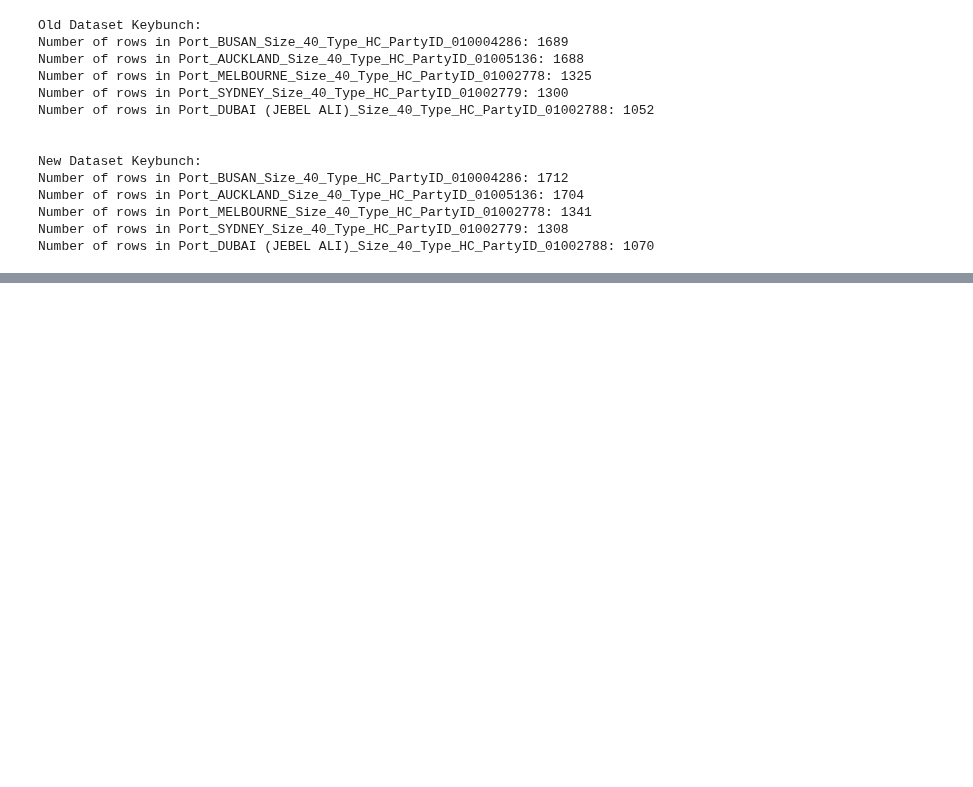
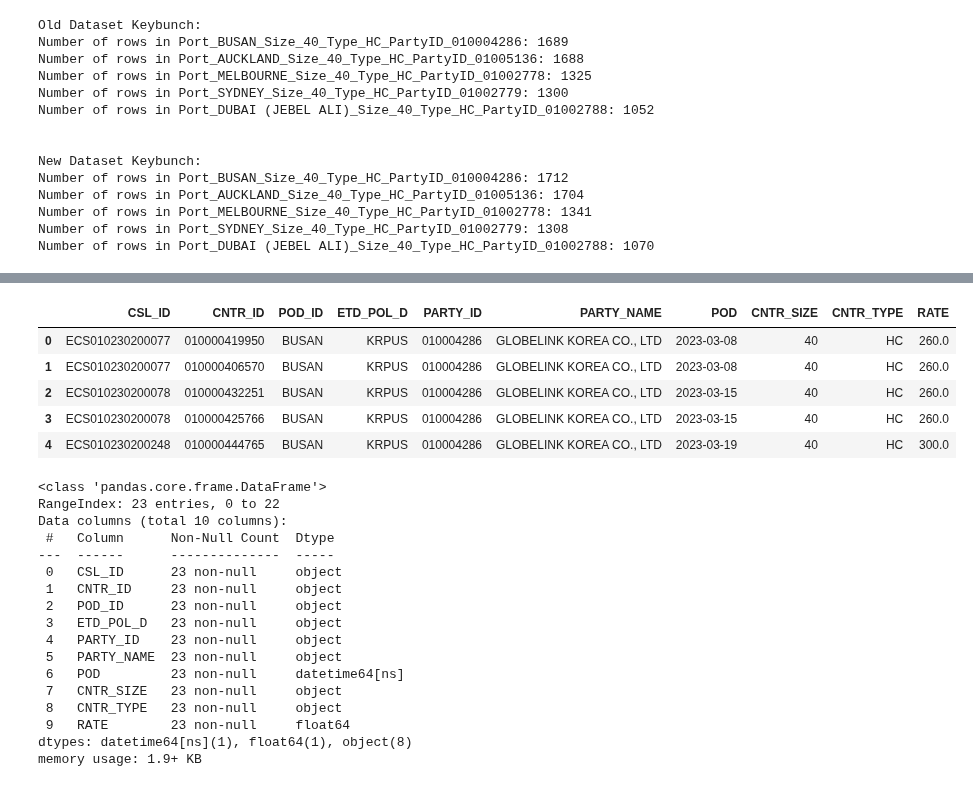
Before and after one commit to aloysiuswjw/Cost-Rate-Analysis, a Jupyter notebook: TestingAcc.ipynb, the cells around one changed output, grey strips where cells are left out. Saved outputs shown, nothing was run; the diff lists cells and outputs as text; code cells hidden in the pictures; blank space fills up the shorter version.

```diff
--- a/TestingAcc.ipynb
+++ b/TestingAcc.ipynb
@@ -182,0 +203,34 @@ Number of rows in Port_DUBAI (JEBEL ALI)_Size_40_Type_HC_PartyID_01002788: 1070
+# %%
+# Get the maximum date in the old dataframe
+max_date_in_old = sel_df['POD'].max()
+
+# Create a new dataframe that only includes rows from the latest dataframe where the date is greater than the maximum date in the old dataframe
+new_dates_df = latest_sel_df[latest_sel_df['POD'] > max_date_in_old].reset_index(drop=True)
+
+# Print the new dataframe
+new_dates_df.head()
+new_dates_df.info()
+# %% [output]
+|  | CSL_ID | CNTR_ID | POD_ID | ETD_POL_D | PARTY_ID | PARTY_NAME | POD | CNTR_SIZE | CNTR_TYPE | RATE |
+| 0 | ECS010230200077 | 010000419950 | BUSAN | KRPUS | 010004286 | GLOBELINK KOREA CO., LTD | 2023-03-08 | 40 | HC | 260.0 |
+| 1 | ECS010230200077 | 010000406570 | BUSAN | KRPUS | 010004286 | GLOBELINK KOREA CO., LTD | 2023-03-08 | 40 | HC | 260.0 |
+| 2 | ECS010230200078 | 010000432251 | BUSAN | KRPUS | 010004286 | GLOBELINK KOREA CO., LTD | 2023-03-15 | 40 | HC | 260.0 |
+| 3 | ECS010230200078 | 010000425766 | BUSAN | KRPUS | 010004286 | GLOBELINK KOREA CO., LTD | 2023-03-15 | 40 | HC | 260.0 |
+| 4 | ECS010230200248 | 010000444765 | BUSAN | KRPUS | 010004286 | GLOBELINK KOREA CO., LTD | 2023-03-19 | 40 | HC | 300.0 |
+<class 'pandas.core.frame.DataFrame'>
+RangeIndex: 23 entries, 0 to 22
+Data columns (total 10 columns):
+ #   Column      Non-Null Count  Dtype
+---  ------      --------------  -----
+ 0   CSL_ID      23 non-null     object
+ 1   CNTR_ID     23 non-null     object
+ 2   POD_ID      23 non-null     object
+ 3   ETD_POL_D   23 non-null     object
+ 4   PARTY_ID    23 non-null     object
+ 5   PARTY_NAME  23 non-null     object
+ 6   POD         23 non-null     datetime64[ns]
+ 7   CNTR_SIZE   23 non-null     object
+ 8   CNTR_TYPE   23 non-null     object
+ 9   RATE        23 non-null     float64
+dtypes: datetime64[ns](1), float64(1), object(8)
+memory usage: 1.9+ KB
```
Also changed, not shown: parts of 6 cells of this notebook.
